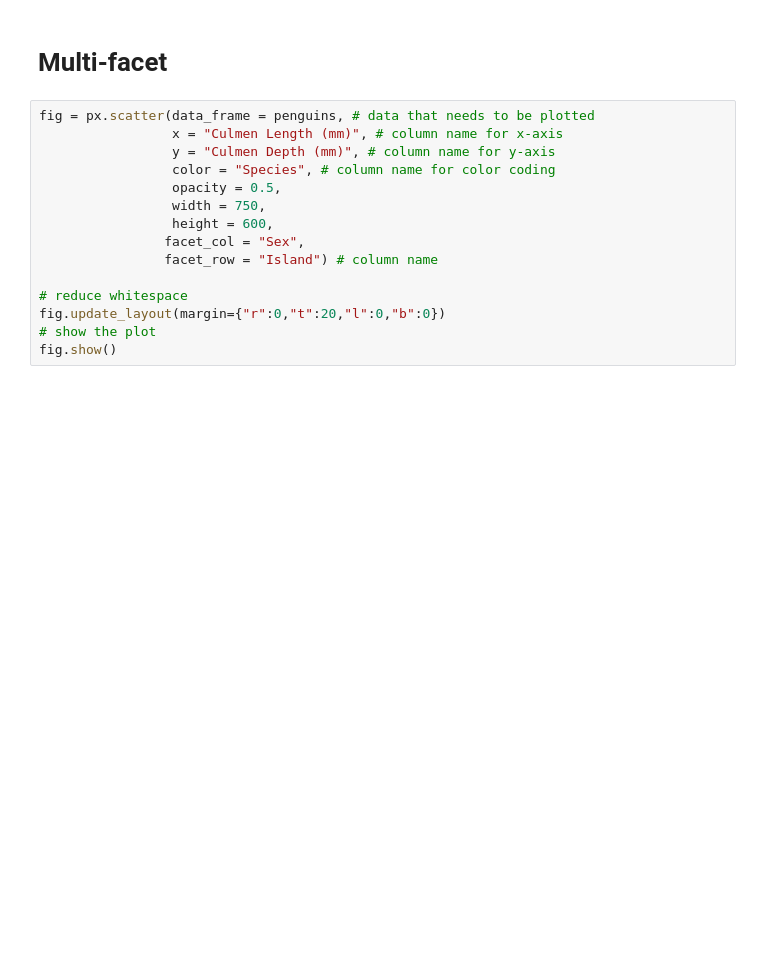
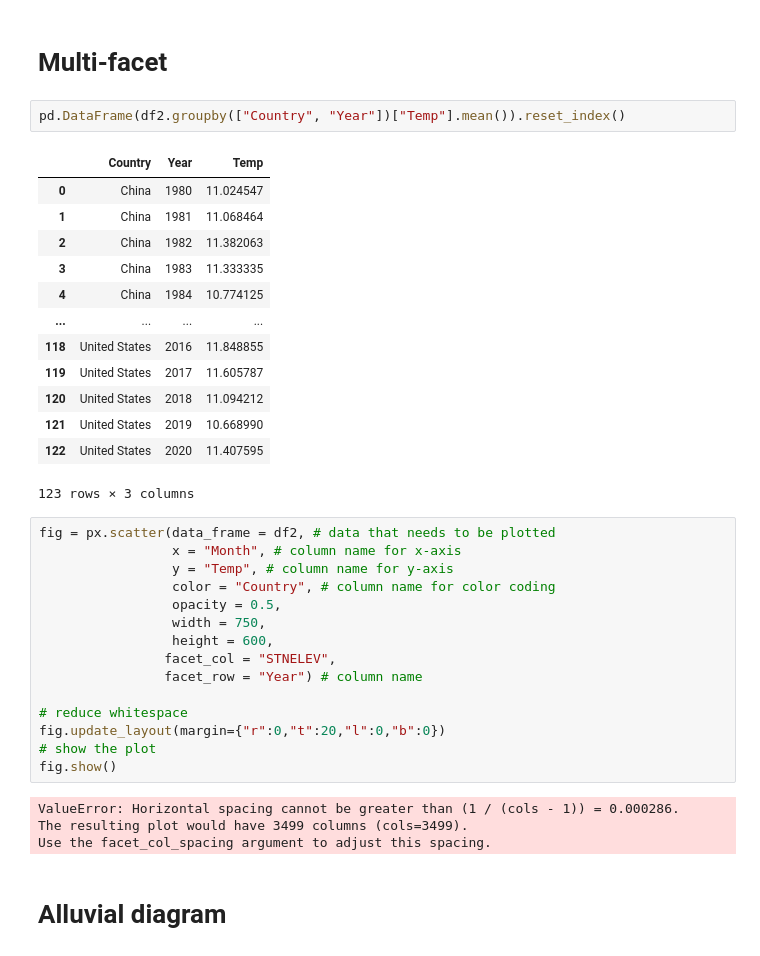
Before and after one commit to RaymondBai/RaymondBai.github.io, a Jupyter notebook: ipynb notebooks/HW2_Data_Wrangling_Visualization.ipynb, the cells around one changed output. Saved outputs shown, nothing was run; the diff lists cells and outputs as text; blank space fills up the shorter version.

```diff
--- a/ipynb notebooks/HW2_Data_Wrangling_Visualization.ipynb
+++ b/ipynb notebooks/HW2_Data_Wrangling_Visualization.ipynb
@@ -186,17 +218,39 @@ df2 = query_climate_database2(c("China", "United States", "India"), 1980, 2020)
 # %% [markdown]
 # Multi-facet
+# %%
+pd.DataFrame(df2.groupby(["Country", "Year"])["Temp"].mean()).reset_index()
+# %% [output]
+|  | Country | Year | Temp |
+| 0 | China | 1980 | 11.024547 |
+| 1 | China | 1981 | 11.068464 |
+| 2 | China | 1982 | 11.382063 |
+| 3 | China | 1983 | 11.333335 |
+| 4 | China | 1984 | 10.774125 |
+| ... | ... | ... | ... |
+| 118 | United States | 2016 | 11.848855 |
+| 119 | United States | 2017 | 11.605787 |
+| 120 | United States | 2018 | 11.094212 |
+| 121 | United States | 2019 | 10.668990 |
+| 122 | United States | 2020 | 11.407595 |
+123 rows × 3 columns
 # %%
-fig = px.scatter(data_frame = penguins, # data that needs to be plotted
-                 x = "Culmen Length (mm)", # column name for x-axis
-                 y = "Culmen Depth (mm)", # column name for y-axis
-                 color = "Species", # column name for color coding
+fig = px.scatter(data_frame = df2, # data that needs to be plotted
+                 x = "Month", # column name for x-axis
+                 y = "Temp", # column name for y-axis
+                 color = "Country", # column name for color coding
                  opacity = 0.5,
                  width = 750,
                  height = 600,
-                facet_col = "Sex",
-                facet_row = "Island") # column name
+                facet_col = "STNELEV",
+                facet_row = "Year") # column name
 
 # reduce whitespace
 fig.update_layout(margin={"r":0,"t":20,"l":0,"b":0})
 # show the plot
 fig.show()
+# %% [output]
+ValueError: Horizontal spacing cannot be greater than (1 / (cols - 1)) = 0.000286.
+The resulting plot would have 3499 columns (cols=3499).
+Use the facet_col_spacing argument to adjust this spacing.
+# %% [markdown]
+# Alluvial diagram
```
Also changed, not shown: parts of 8 cells of this notebook, 2 other files.
